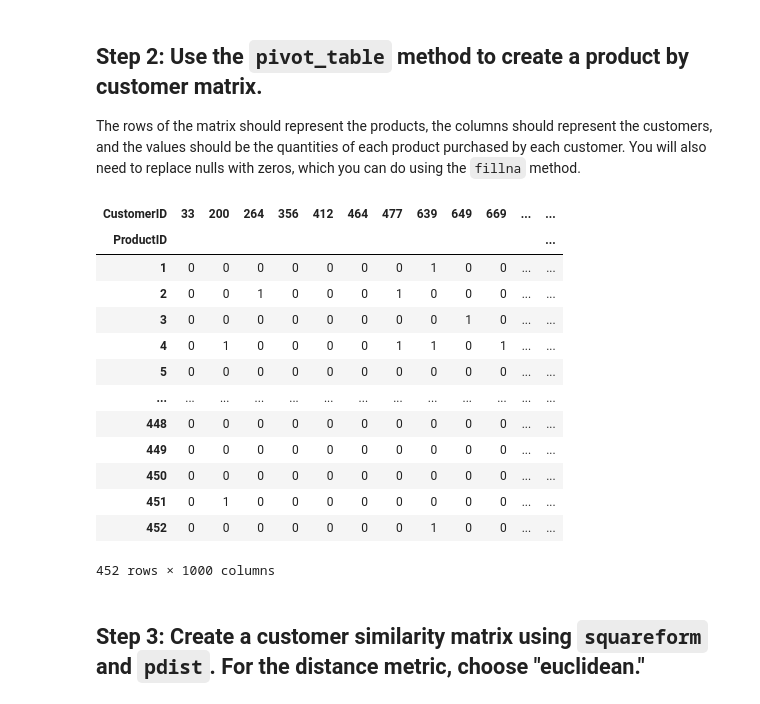
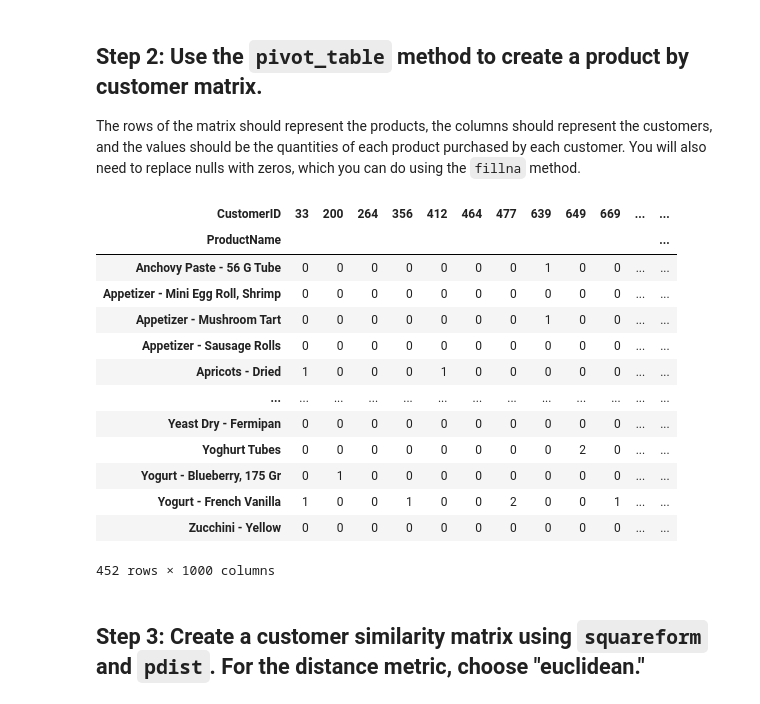
Before and after one commit to Louruiz89/dataptmad0223_labs, a Jupyter notebook: extra-work/m2/lab-intro-recommender-systems/your-code/main.ipynb, the cells around one changed output. Drawn from its saved outputs; the diff is of its cells as text; code cells hidden in the pictures.

```diff
--- a/extra-work/m2/lab-intro-recommender-systems/your-code/main.ipynb
+++ b/extra-work/m2/lab-intro-recommender-systems/your-code/main.ipynb
@@ -28,8 +24,8 @@ data[:10]
 
 You will need to group by CustomerID and ProductName and then sum the Quantity field.
 # %%
-clean = data.groupby(by=['CustomerID', 'ProductName'], as_index=0)['Quantity'].sum()
-clean
+df = data.groupby(by=['CustomerID', 'ProductName'], as_index=0)['Quantity'].sum()
+df
 # %% [output]
 |  | CustomerID | ProductName | Quantity |
 | 0 | 33 | Apricots - Dried | 1 |
@@ -49,22 +45,22 @@ clean
 
 The rows of the matrix should represent the products, the columns should represent the customers, and the values should be the quantities of each product purchased by each customer. You will also need to replace nulls with zeros, which you can do using the `fillna` method.
 # %%
-p_table = data.pivot_table(index='ProductID', columns = 'CustomerID', values='Quantity', fill_value = 0)
+p_table = df.pivot_table(index='ProductName', columns = 'CustomerID', values='Quantity', fill_value = 0, aggfunc=np.sum).fillna(0)
 p_table
 # %% [output]
 | CustomerID | 33 | 200 | 264 | 356 | 412 | 464 | 477 | 639 | 649 | 669 | ... | ... |
-| ProductID |  |  |  |  |  |  |  |  |  |  |  | ... |
-| 1 | 0 | 0 | 0 | 0 | 0 | 0 | 0 | 1 | 0 | 0 | ... | ... |
-| 2 | 0 | 0 | 1 | 0 | 0 | 0 | 1 | 0 | 0 | 0 | ... | ... |
-| 3 | 0 | 0 | 0 | 0 | 0 | 0 | 0 | 0 | 1 | 0 | ... | ... |
-| 4 | 0 | 1 | 0 | 0 | 0 | 0 | 1 | 1 | 0 | 1 | ... | ... |
-| 5 | 0 | 0 | 0 | 0 | 0 | 0 | 0 | 0 | 0 | 0 | ... | ... |
+| ProductName |  |  |  |  |  |  |  |  |  |  |  | ... |
+| Anchovy Paste - 56 G Tube | 0 | 0 | 0 | 0 | 0 | 0 | 0 | 1 | 0 | 0 | ... | ... |
+| Appetizer - Mini Egg Roll, Shrimp | 0 | 0 | 0 | 0 | 0 | 0 | 0 | 0 | 0 | 0 | ... | ... |
+| Appetizer - Mushroom Tart | 0 | 0 | 0 | 0 | 0 | 0 | 0 | 1 | 0 | 0 | ... | ... |
+| Appetizer - Sausage Rolls | 0 | 0 | 0 | 0 | 0 | 0 | 0 | 0 | 0 | 0 | ... | ... |
+| Apricots - Dried | 1 | 0 | 0 | 0 | 1 | 0 | 0 | 0 | 0 | 0 | ... | ... |
 | ... | ... | ... | ... | ... | ... | ... | ... | ... | ... | ... | ... | ... |
-| 448 | 0 | 0 | 0 | 0 | 0 | 0 | 0 | 0 | 0 | 0 | ... | ... |
-| 449 | 0 | 0 | 0 | 0 | 0 | 0 | 0 | 0 | 0 | 0 | ... | ... |
-| 450 | 0 | 0 | 0 | 0 | 0 | 0 | 0 | 0 | 0 | 0 | ... | ... |
-| 451 | 0 | 1 | 0 | 0 | 0 | 0 | 0 | 0 | 0 | 0 | ... | ... |
-| 452 | 0 | 0 | 0 | 0 | 0 | 0 | 0 | 1 | 0 | 0 | ... | ... |
+| Yeast Dry - Fermipan | 0 | 0 | 0 | 0 | 0 | 0 | 0 | 0 | 0 | 0 | ... | ... |
+| Yoghurt Tubes | 0 | 0 | 0 | 0 | 0 | 0 | 0 | 0 | 2 | 0 | ... | ... |
+| Yogurt - Blueberry, 175 Gr | 0 | 1 | 0 | 0 | 0 | 0 | 0 | 0 | 0 | 0 | ... | ... |
+| Yogurt - French Vanilla | 1 | 0 | 0 | 1 | 0 | 0 | 2 | 0 | 0 | 1 | ... | ... |
+| Zucchini - Yellow | 0 | 0 | 0 | 0 | 0 | 0 | 0 | 0 | 0 | 0 | ... | ... |
 452 rows × 1000 columns
 # %% [markdown]
 ## Step 3: Create a customer similarity matrix using `squareform` and `pdist`. For the distance metric, choose "euclidean."
```
Also changed, not shown: parts of 15 cells of this notebook.
